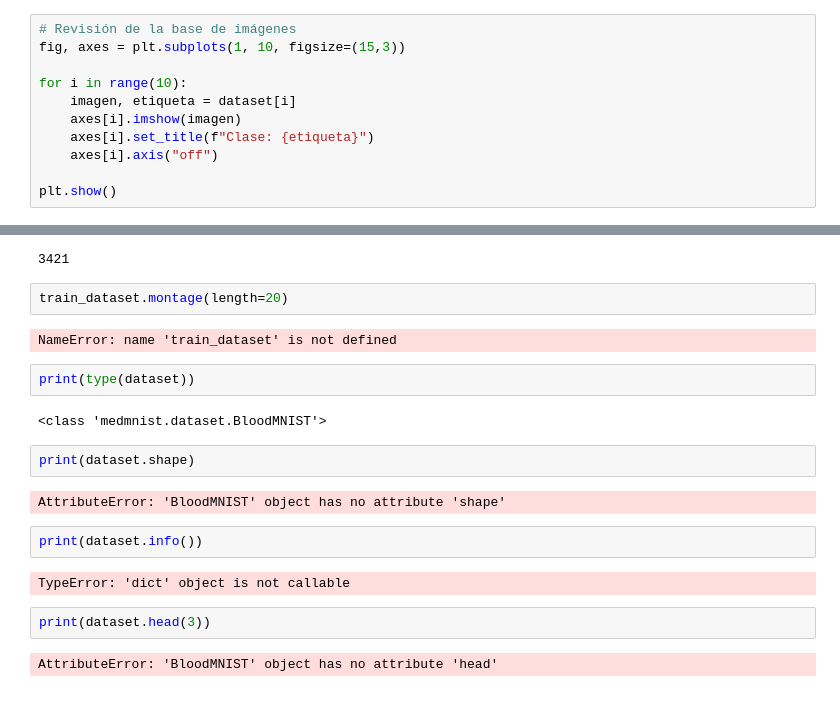
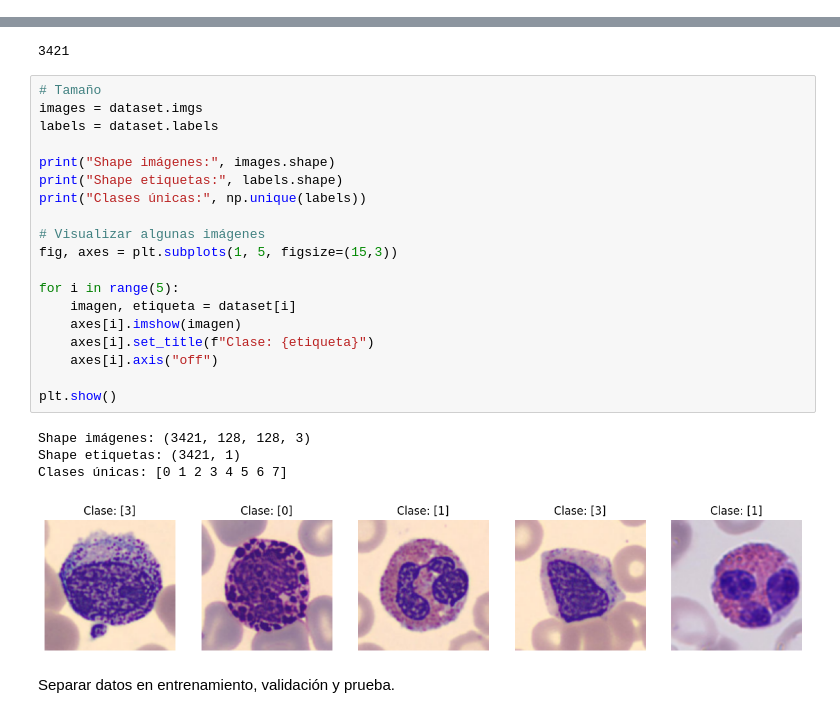
Before and after one commit to gapalfaro-cmyk/Proyecto-de-fin-de-modulo-7---Alfaro-Badillo-Cruz-Perez-Rupit, a Jupyter notebook: Database.ipynb, the cells around one changed output, grey strips where cells are left out. Drawn from its saved outputs; the diff is of its cells as text.

```diff
--- a/Database.ipynb
+++ b/Database.ipynb
@@ -30,12 +36 @@ from medmnist import BloodMNIST
 dataset = BloodMNIST(split="test", download=True, size=128)
-# %%
-# Revisión de la base de imágenes
-fig, axes = plt.subplots(1, 10, figsize=(15,3))
-
-for i in range(10):
-    imagen, etiqueta = dataset[i]
-    axes[i].imshow(imagen)
-    axes[i].set_title(f"Clase: {etiqueta}")
-    axes[i].axis("off")
-
-plt.show()
@@ -46,23 +41,29 @@ plt.show()
 print(len(dataset))
 # %% [output]
 3421
-# %%
-train_dataset.montage(length=20)
-# %% [output]
-NameError: name 'train_dataset' is not defined
-# %%
-print(type(dataset))
-# %% [output]
-<class 'medmnist.dataset.BloodMNIST'>
-# %%
-print(dataset.shape)
-# %% [output]
-AttributeError: 'BloodMNIST' object has no attribute 'shape'
-# %%
-print(dataset.info())
-# %% [output]
-TypeError: 'dict' object is not callable
-# %%
-print(dataset.head(3))
-# %% [output]
-AttributeError: 'BloodMNIST' object has no attribute 'head'
+# %%
+# Tamaño
+images = dataset.imgs
+labels = dataset.labels
+
+print("Shape imágenes:", images.shape)
+print("Shape etiquetas:", labels.shape)
+print("Clases únicas:", np.unique(labels))
+
+# Visualizar algunas imágenes
+fig, axes = plt.subplots(1, 5, figsize=(15,3))
+
+for i in range(5):
+    imagen, etiqueta = dataset[i]
+    axes[i].imshow(imagen)
+    axes[i].set_title(f"Clase: {etiqueta}")
+    axes[i].axis("off")
+
+plt.show()
+# %% [output]
+Shape imágenes: (3421, 128, 128, 3)
+Shape etiquetas: (3421, 1)
+Clases únicas: [0 1 2 3 4 5 6 7]
+[figure, added]
+# %% [markdown]
+Separar datos en entrenamiento, validación y prueba.
```
Also changed, not shown: parts of 9 cells of this notebook.
